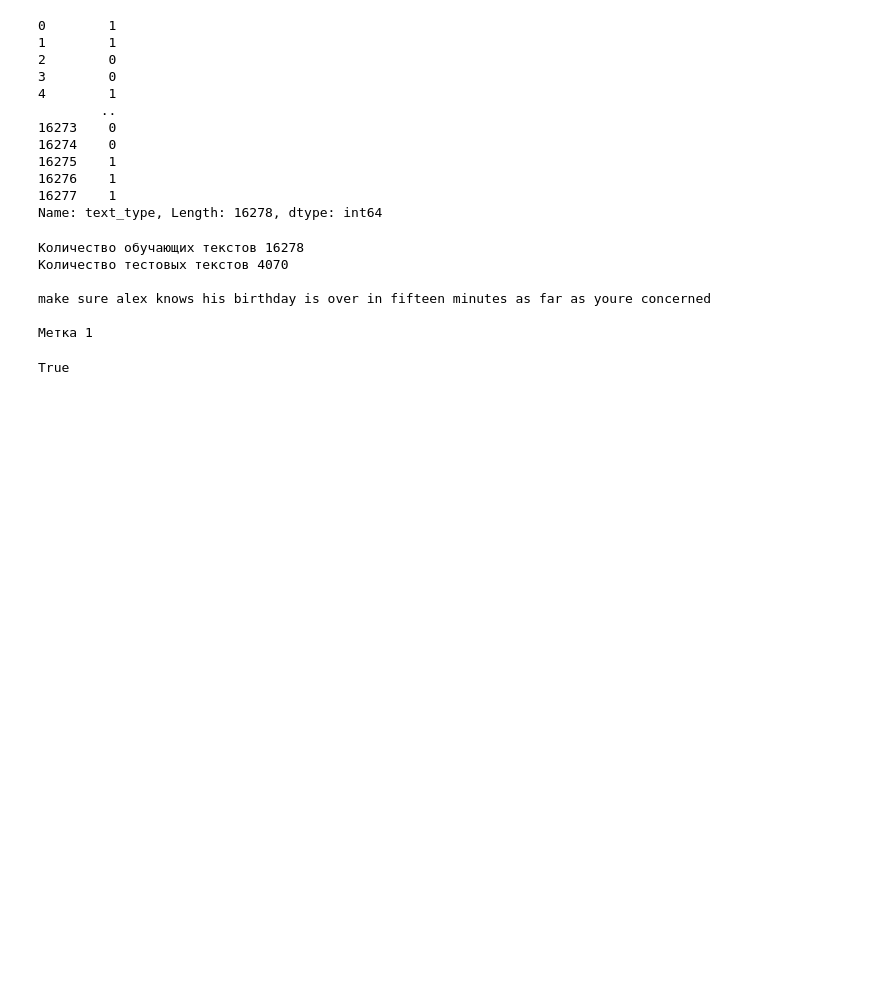
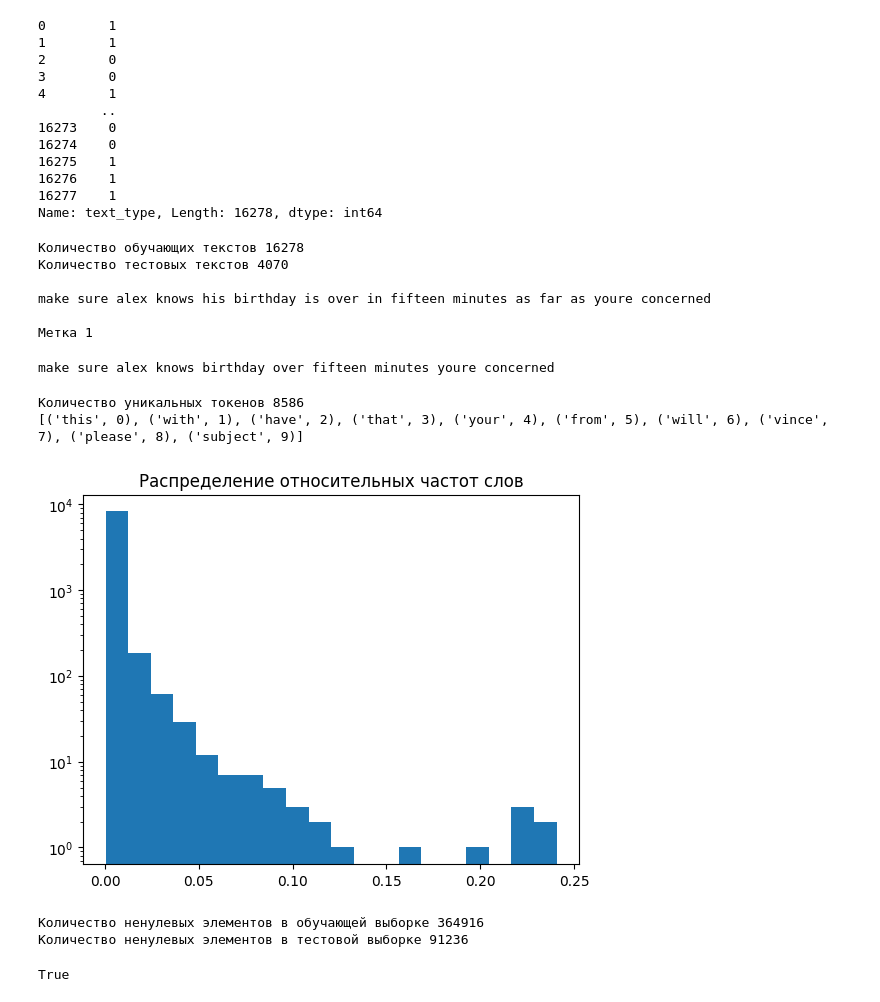
Before and after one commit to Dmitriynic/Spam_Classification, a Jupyter notebook: task.ipynb, the cells around one changed output. Drawn from its saved outputs; the diff is of its cells as text; code cells hidden in the pictures; blank space fills up the shorter version.

Commit message:
Edit task, scored_test and readme.md

```diff
--- a/task.ipynb
+++ b/task.ipynb
@@ -84,0 +93,36 @@ make sure alex knows his birthday is over in fifteen minutes as far as youre con
+# %%
+train_tokenized = tokenize_corpus(train['text'])
+test_tokenized = tokenize_corpus(test['text'])
+
+print(' '.join(train_tokenized[0]))
+# %% [output]
+make sure alex knows birthday over fifteen minutes youre concerned
+# %%
+def build_vocabulary(tokenized_texts, max_size=1000000, max_doc_freq=0.8, min_count=5, pad_word=None):
+    word_counts = collections.defaultdict(int)
+    doc_n = 0
+
+    for txt in tokenized_texts:
+        doc_n += 1
+        unique_text_tokens = set(txt)
+        for token in unique_text_tokens:
+            word_counts[token] += 1
+
+    word_counts = {word: cnt for word, cnt in word_counts.items()
+                   if cnt >= min_count and cnt / doc_n <= max_doc_freq}
+
+    sorted_word_counts = sorted(word_counts.items(),
+                                reverse=True,
+                                key=lambda pair: pair[1])
+
+    if pad_word is not None:
+        sorted_word_counts = [(pad_word, 0)] + sorted_word_counts
+
+    if len(word_counts) > max_size:
+        sorted_word_counts = sorted_word_counts[:max_size]
+
+    word2id = {word: i for i, (word, _) in enumerate(sorted_word_counts)}
+
+    word2freq = np.array([cnt / doc_n for _, cnt in sorted_word_counts], dtype='float32')
+
+    return word2id, word2freq
@@ -85,3 +160,27 @@ make sure alex knows his birthday is over in fifteen minutes as far as youre con
+# %%
+vocabulary, word_doc_freq = build_vocabulary(train_tokenized, max_doc_freq=MAX_DF, min_count=MIN_COUNT)
+UNIQUE_WORDS_N = len(vocabulary)
+print('Количество уникальных токенов', UNIQUE_WORDS_N)
+print(list(vocabulary.items())[:10])
+# %% [output]
+Количество уникальных токенов 8586
+[('this', 0), ('with', 1), ('have', 2), ('that', 3), ('your', 4), ('from', 5), ('will', 6), ('vince', 7), ('please', 8), ('subject', 9)]
+# %%
+plt.hist(word_doc_freq, bins=20)
+plt.title('Распределение относительных частот слов')
+plt.yscale('log');
+# %% [output]
+[figure, added]
+# %%
+VECTORIZATION_MODE = 'tfidf'
+train_vectors = vectorize_texts(train_tokenized, vocabulary, word_doc_freq, mode=VECTORIZATION_MODE)
+test_vectors = vectorize_texts(test_tokenized, vocabulary, word_doc_freq, mode=VECTORIZATION_MODE)
+
+print('Количество ненулевых элементов в обучающей выборке', train_vectors.nnz)
+print('Количество ненулевых элементов в тестовой выборке', test_vectors.nnz)
+# %% [output]
+Количество ненулевых элементов в обучающей выборке 364916
+Количество ненулевых элементов в тестовой выборке 91236
 # %%
 nltk.download('punkt', quiet = True)
 nltk.download('wordnet', quiet = True)
```
Also changed, not shown: parts of 9 cells of this notebook, 5 other files.
